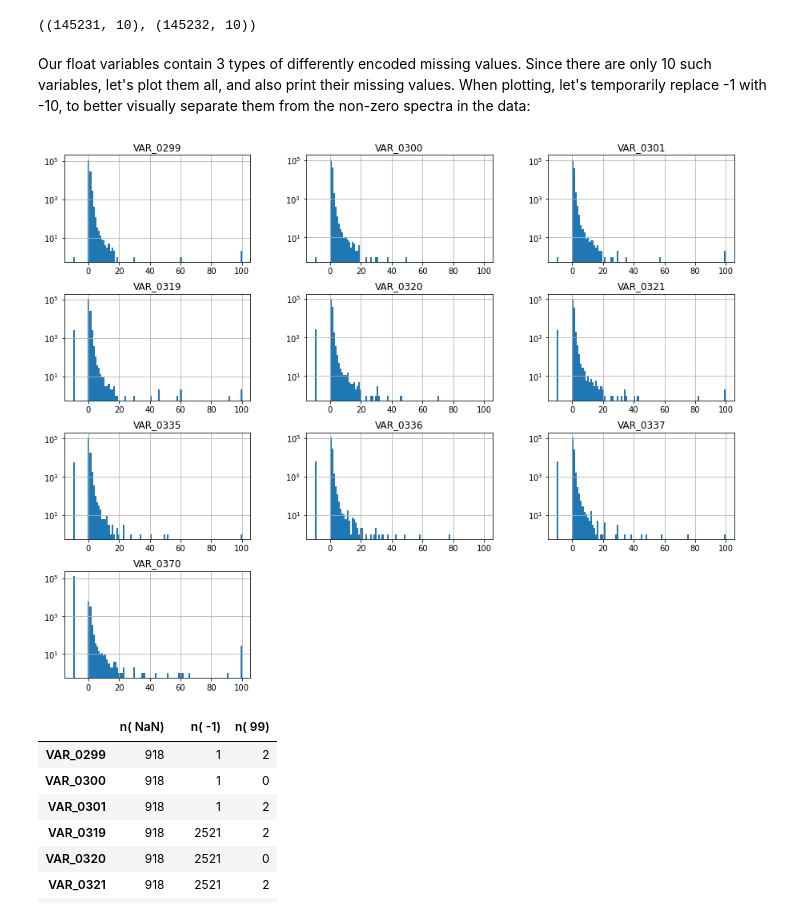
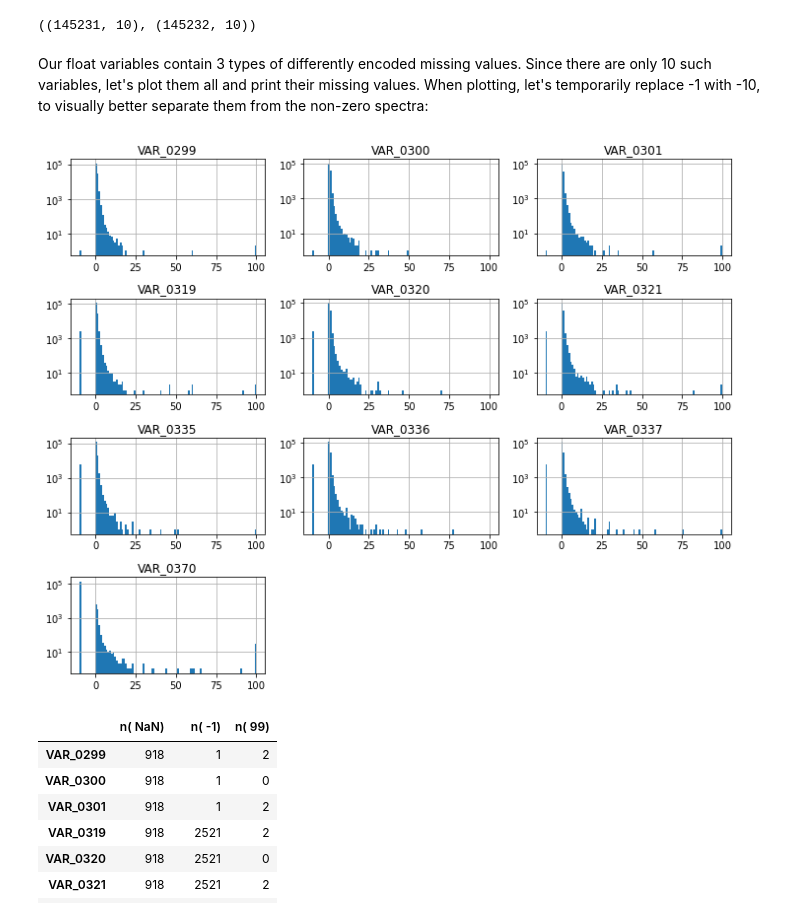
Before and after one commit to robertc2020/Capstone_Project_2-Customer_Churn, a Jupyter notebook: exploratory_data_analysis.ipynb, the cells around one changed output. Drawn from its saved outputs; the diff is of its cells as text; code cells hidden in the pictures.

```diff
--- a/exploratory_data_analysis.ipynb
+++ b/exploratory_data_analysis.ipynb
@@ -117,11 +331,12 @@ dff.shape, dpf.shape
 # %% [output]
 ((145231, 10), (145232, 10))
 # %% [markdown]
-Our float variables contain 3 types of differently encoded missing values. Since there are only 10 such variables, let's plot them all, and also print their missing values. When plotting, let's temporarily replace -1  with -10, to better visually separate them from the non-zero spectra in the data:
+Our float variables contain 3 types of differently encoded missing values. Since there are only 10 such variables, let's plot them all and print their missing values. When plotting, let's temporarily replace -1  with -10, to visually better separate them from the non-zero spectra:
 # %%
-dff.replace(-1,-10).hist(figsize=(15,12),bins=101,range=(-10,100),log=True);
+dff.replace(-1,-10).hist(figsize=(10,8),bins=101,range=(-10,100),log=True)
+plt.tight_layout();
 # %% [output]
-[figure, old version]
+[figure, new version]
 # %%
 fmiss = dff.agg([lambda x: x.isna().sum(),lambda x: (x == -1).sum(),lambda x: (x == 99).sum()],axis=0)
 fmiss.index = ['n( NaN)','n( -1)', 'n( 99)']
```
Also changed, not shown: parts of 99 cells of this notebook, 1 other file.
